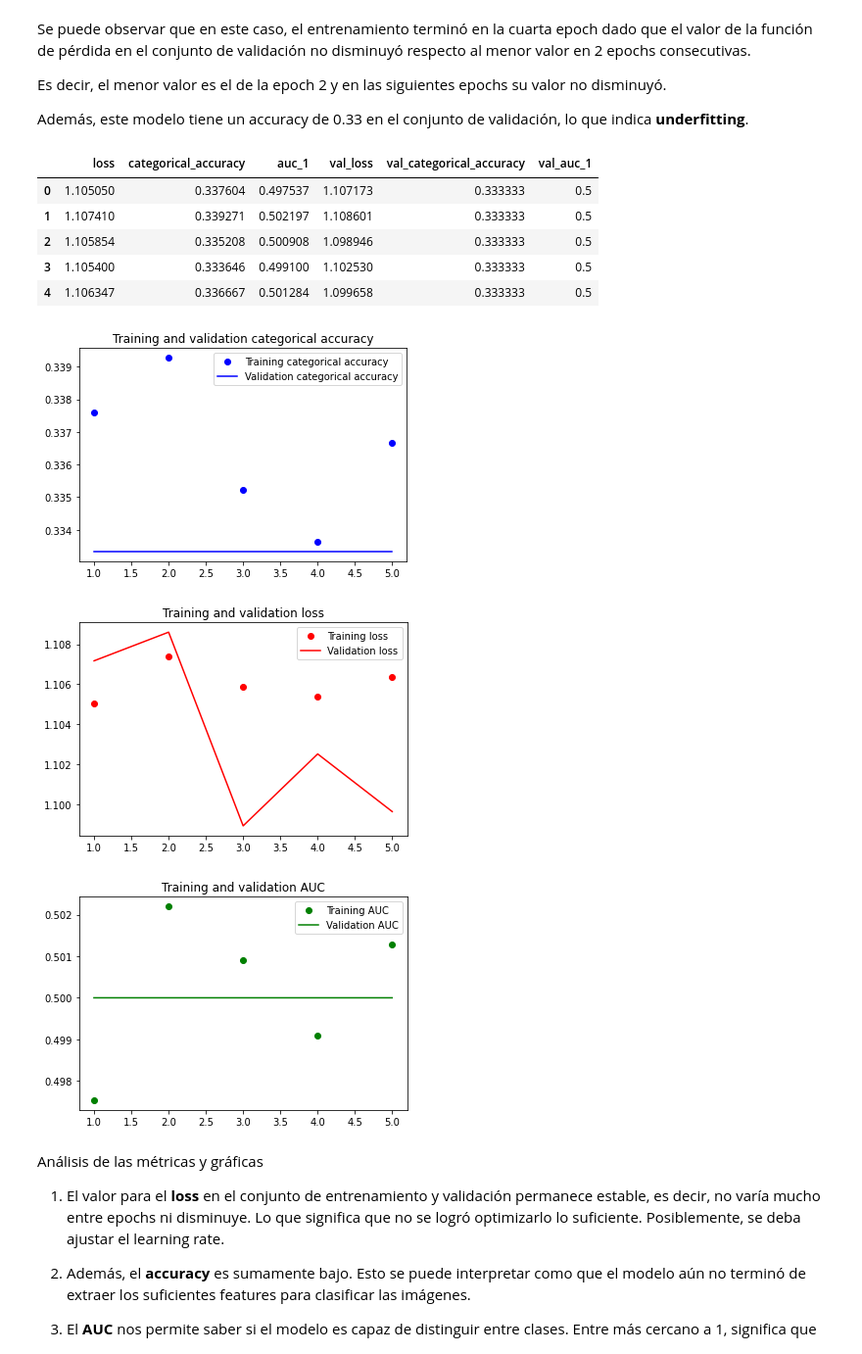
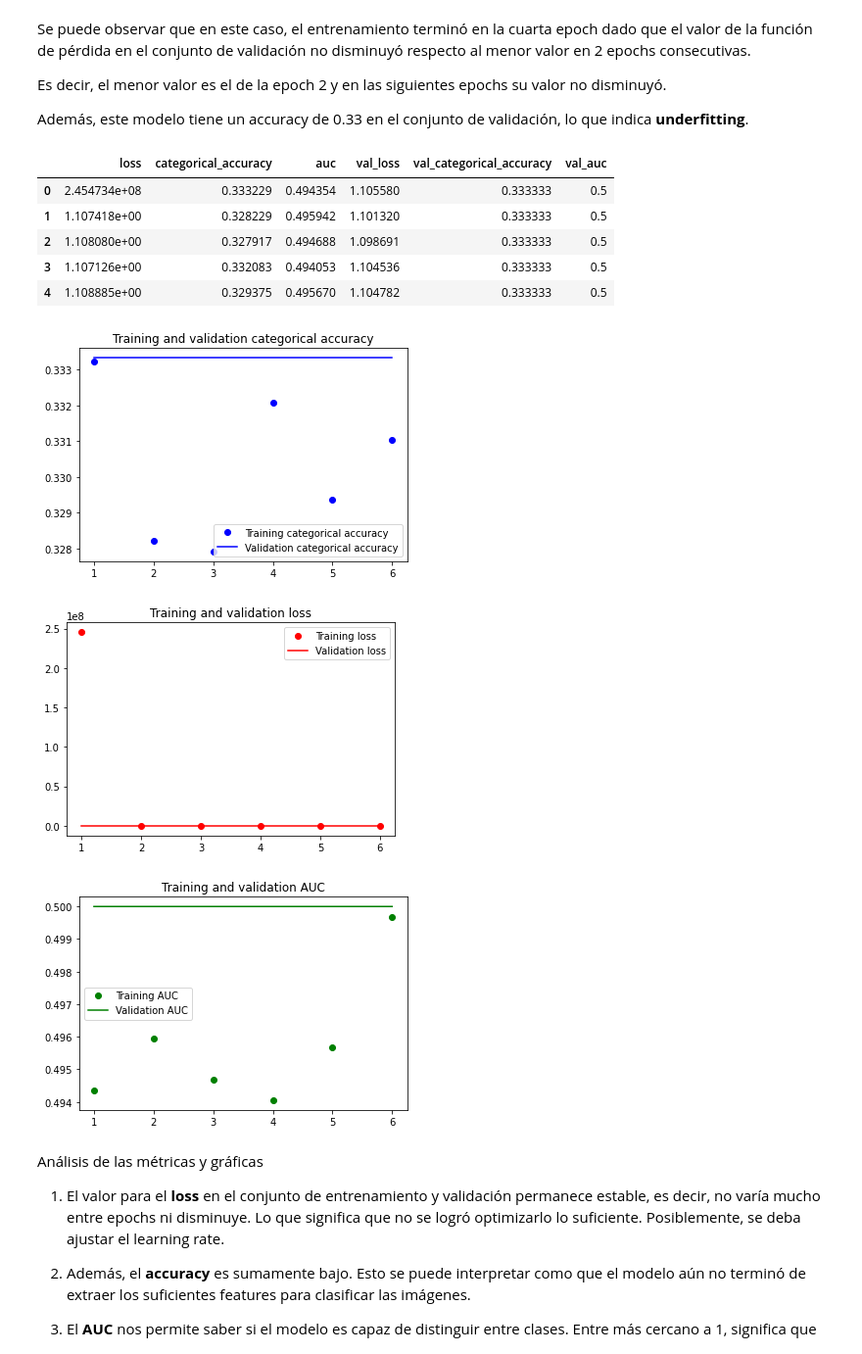
Before and after one commit to edna-jacqueline-zavala/TC3007C-Modulo2-ModeloDeepLearning, a Jupyter notebook: Implementación_de_un_modelo_de_deep_learning.ipynb, the cells around one changed output. Shown at 98% size. Drawn from its saved outputs; the diff is of its cells as text; code cells hidden in the pictures.

```diff
--- a/Implementación_de_un_modelo_de_deep_learning.ipynb
+++ b/Implementación_de_un_modelo_de_deep_learning.ipynb
@@ -266,7 +271,7 @@ final_model_auc.png
 Entrenar el modelo
 # %%
 # Cantidad de epochs
-epochs=10
+epochs=100
 # Callbacks que monitorean el valor de la función de pérdida en el conjunto de validación
 callbacks_first = [
     # Guarda el mejor modelo considerando que la función de pérdida en el conjunto de validación debe ser la mínima
@@ -279,7 +284,7 @@ callbacks_first = [
     keras.callbacks.EarlyStopping(
         monitor='val_loss',
         min_delta = 0.0001,
-        patience=2,
+        patience=3,
         mode="min",
         restore_best_weights=True)
 ]
@@ -316,18 +323,16 @@ hist_csv_file = 'first-model-history.csv'
 with open(hist_csv_file, mode='w') as f:
     first_model_hist_df.to_csv(f)
 
-first_model_hist_df.rename(columns={"auc_4": "auc", "val_auc_4": "val_auc"}, inplace=True)
+first_model_hist_df.rename(columns={"auc_5": "auc", "val_auc_5": "val_auc"}, inplace=True)
 first_model_hist_df.head()
 # %% [output]
-|  | loss | categorical_accuracy | auc_1 | val_loss | val_categorical_accuracy | val_auc_1 |
-| 0 | 1.105050 | 0.337604 | 0.497537 | 1.107173 | 0.333333 | 0.5 |
-| 1 | 1.107410 | 0.339271 | 0.502197 | 1.108601 | 0.333333 | 0.5 |
-| 2 | 1.105854 | 0.335208 | 0.500908 | 1.098946 | 0.333333 | 0.5 |
-| 3 | 1.105400 | 0.333646 | 0.499100 | 1.102530 | 0.333333 | 0.5 |
-| 4 | 1.106347 | 0.336667 | 0.501284 | 1.099658 | 0.333333 | 0.5 |
+|  | loss | categorical_accuracy | auc | val_loss | val_categorical_accuracy | val_auc |
+| 0 | 2.454734e+08 | 0.333229 | 0.494354 | 1.105580 | 0.333333 | 0.5 |
+| 1 | 1.107418e+00 | 0.328229 | 0.495942 | 1.101320 | 0.333333 | 0.5 |
+| 2 | 1.108080e+00 | 0.327917 | 0.494688 | 1.098691 | 0.333333 | 0.5 |
+| 3 | 1.107126e+00 | 0.332083 | 0.494053 | 1.104536 | 0.333333 | 0.5 |
+| 4 | 1.108885e+00 | 0.329375 | 0.495670 | 1.104782 | 0.333333 | 0.5 |
 # %%
-first_model_hist_df = pd.read_csv('first-model-history.csv')
-
 # Métricas del entrenamiento
 train_cat_accuracy = first_model_hist_df["categorical_accuracy"]
 train_loss = first_model_hist_df["loss"]
@@ -340,36 +345,36 @@ val_auc = first_model_hist_df["val_auc"]
 
 # Generar una lista para graficar los valores respecto a las épocas
 epochs = range(1, len(train_cat_accuracy) + 1)
 
 # Categorical accuracy del conjunto de entrenamiento vs validación
 plt.figure(1)
 plt.plot(epochs, train_cat_accuracy, "bo", label="Training categorical accuracy")
 plt.plot(epochs, val_cat_accuracy, "b", label="Validation categorical accuracy")
 plt.title("Training and validation categorical accuracy")
 plt.legend()
 plt.savefig("first_model_cat_accuracy.png")
 
 
 # Loss del conjunto de entrenamiento vs validación
 plt.figure(2)
 plt.plot(epochs, train_loss, "ro", label="Training loss")
 plt.plot(epochs, val_loss, "r", label="Validation loss")
 plt.title("Training and validation loss")
 plt.legend()
 plt.savefig("first_model_loss.png")
 
 # AUC del conjunto de entrenamiento vs validación
 plt.figure(3)
 plt.plot(epochs, train_auc, "go", label="Training AUC")
 plt.plot(epochs, val_auc, "g", label="Validation AUC")
 plt.title("Training and validation AUC")
 plt.legend()
 plt.savefig("first_model_auc.png")
 plt.show()
 # %% [output]
-[figure, old version]
+[figure, new version]
-[figure, old version]
+[figure, new version]
-[figure, old version]
+[figure, new version]
 # %% [markdown]
 Análisis de las métricas y gráficas
 
```
Also changed, not shown: parts of 23 cells of this notebook, 4 other files.
